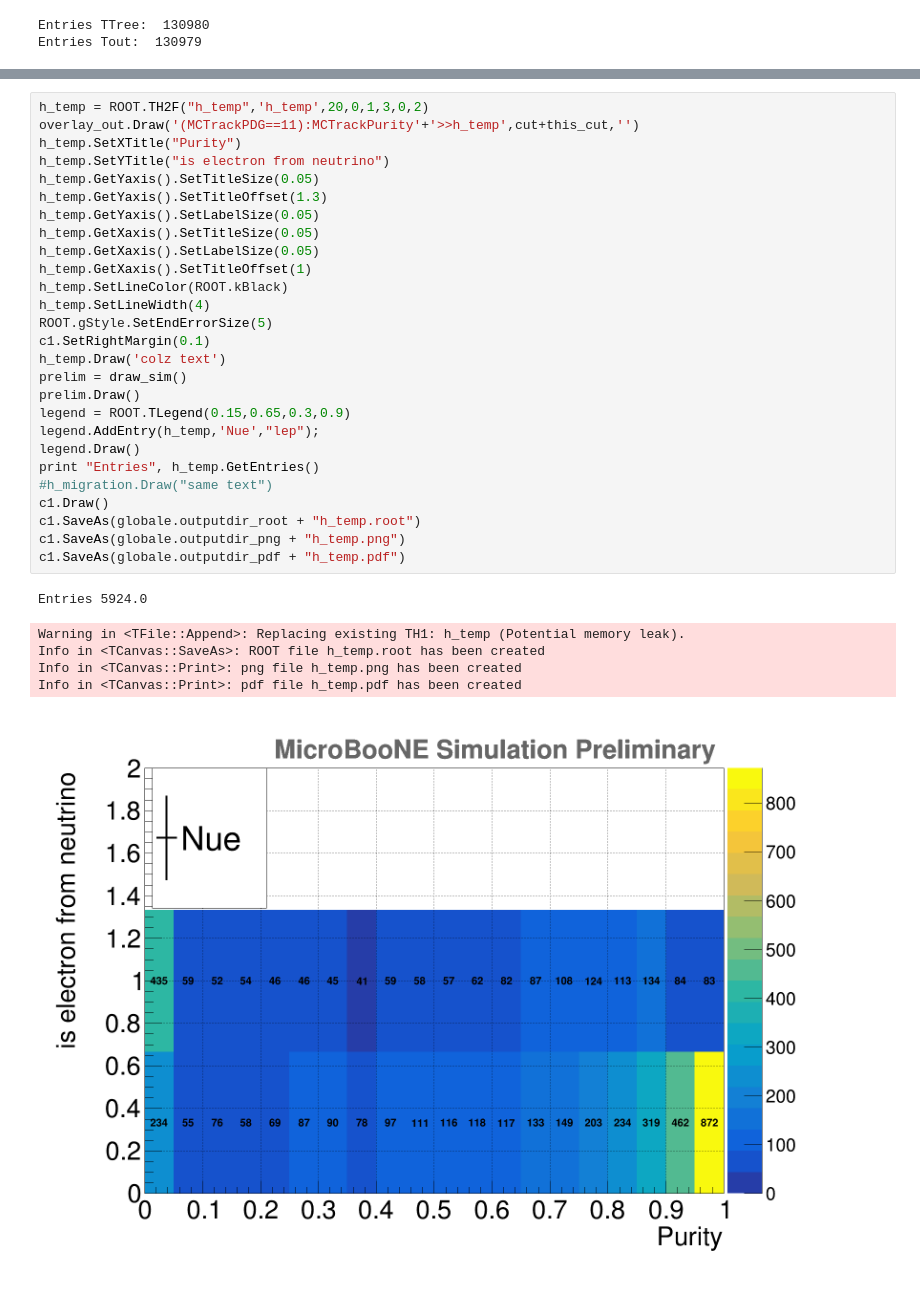
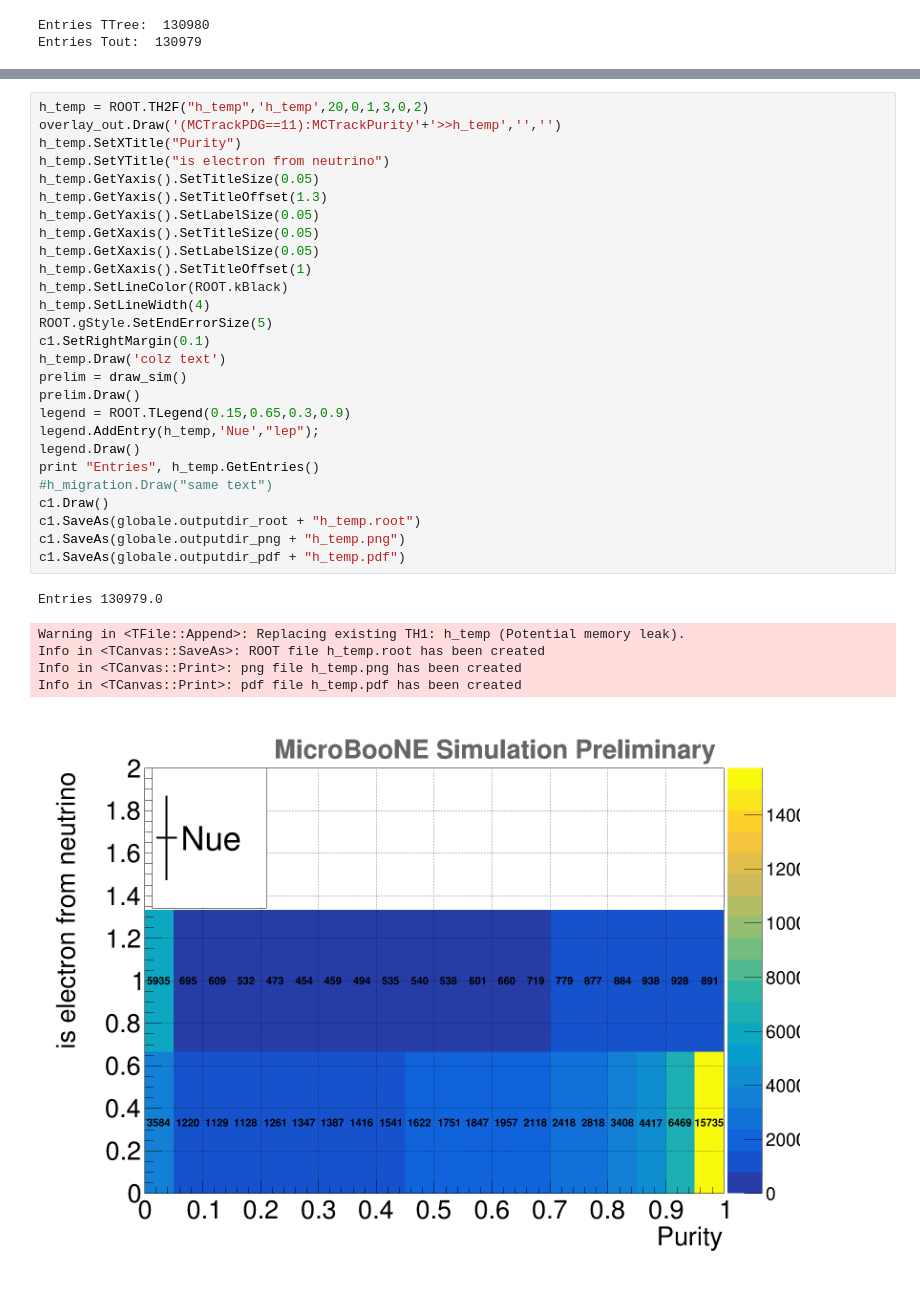
Before and after one commit to thomasmettler/ub_analysis_notebooks, a Jupyter notebook: cross_section/Nue_check.ipynb, the cells around one changed output, grey strips where cells are left out. Drawn from its saved outputs; the diff is of its cells as text.

```diff
--- a/cross_section/Nue_check.ipynb
+++ b/cross_section/Nue_check.ipynb
@@ -145,37 +812,37 @@ Nues passing cut:  5924
 # %%
 h_temp = ROOT.TH2F("h_temp",'h_temp',20,0,1,3,0,2)
-overlay_out.Draw('(MCTrackPDG==11):MCTrackPurity'+'>>h_temp',cut+this_cut,'')
+overlay_out.Draw('(MCTrackPDG==11):MCTrackPurity'+'>>h_temp','','')
 h_temp.SetXTitle("Purity")
 h_temp.SetYTitle("is electron from neutrino")
 h_temp.GetYaxis().SetTitleSize(0.05)
 h_temp.GetYaxis().SetTitleOffset(1.3)
 h_temp.GetYaxis().SetLabelSize(0.05)
 h_temp.GetXaxis().SetTitleSize(0.05)
 h_temp.GetXaxis().SetLabelSize(0.05)
 h_temp.GetXaxis().SetTitleOffset(1)
 h_temp.SetLineColor(ROOT.kBlack)
 h_temp.SetLineWidth(4)
 ROOT.gStyle.SetEndErrorSize(5)
 c1.SetRightMargin(0.1)
 h_temp.Draw('colz text')
 prelim = draw_sim()
 prelim.Draw()
 legend = ROOT.TLegend(0.15,0.65,0.3,0.9)
 legend.AddEntry(h_temp,'Nue',"lep");
 legend.Draw()
 print "Entries", h_temp.GetEntries()
 #h_migration.Draw("same text")
 c1.Draw()
 c1.SaveAs(globale.outputdir_root + "h_temp.root")
 c1.SaveAs(globale.outputdir_png + "h_temp.png")
 c1.SaveAs(globale.outputdir_pdf + "h_temp.pdf")
 # %% [output]
-Entries 5924.0
+Entries 130979.0
 Warning in <TFile::Append>: Replacing existing TH1: h_temp (Potential memory leak).
 Info in <TCanvas::SaveAs>: ROOT file h_temp.root has been created
 Info in <TCanvas::Print>: png file h_temp.png has been created
 Info in <TCanvas::Print>: pdf file h_temp.pdf has been created
-[figure, old version]
+[figure, new version]
 # %%
 h_migration = ROOT.TH2F("h_migration",'Truth vs. Reco',200,0,2.5,200,0,2.5)
 h_migration_r = ROOT.TH2F("h_migration_r",'Truth vs. Reco',200,0,2.5,200,0,2.5)
```
Also changed, not shown: parts of 21 cells of this notebook, 33 other files.
